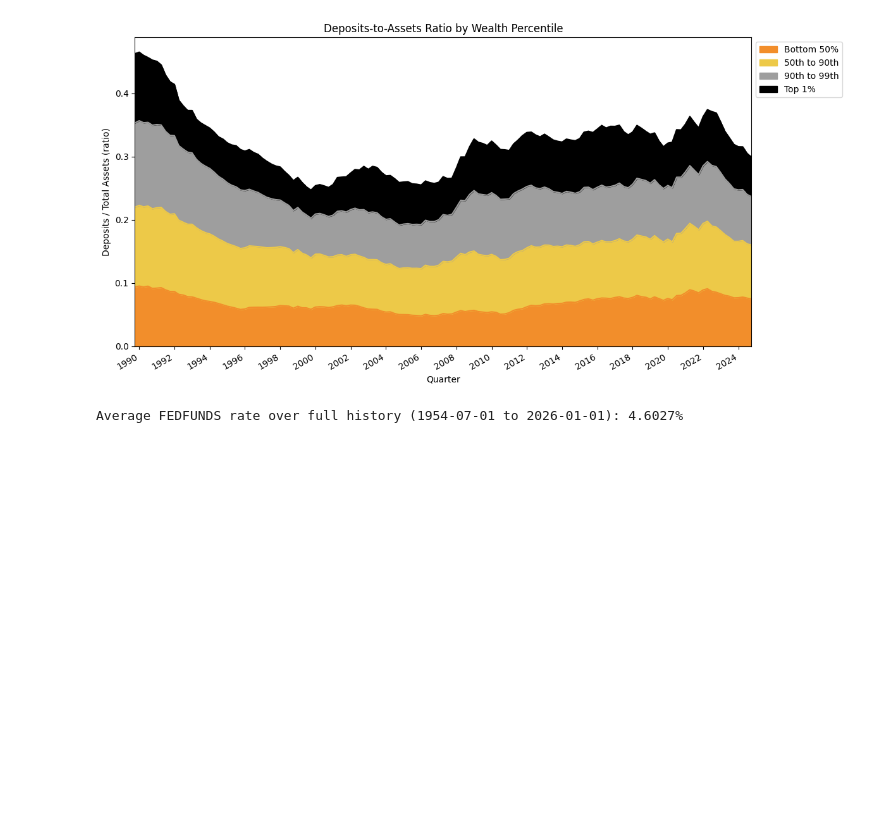
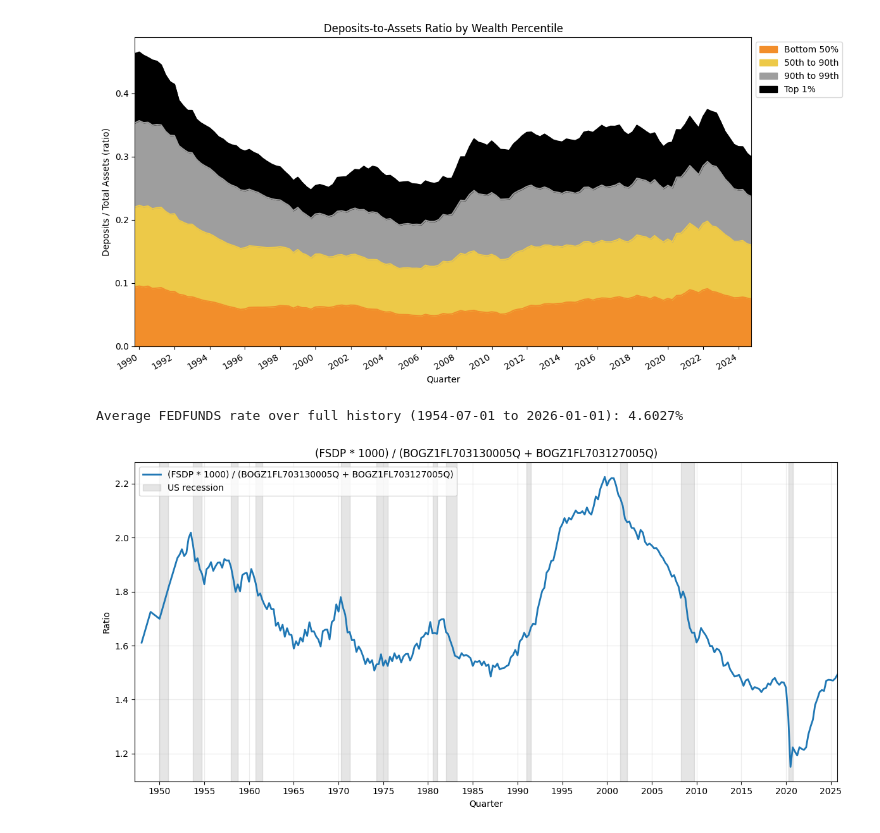
Before and after one commit to dkofma60/Personal-Macro-Research, a Jupyter notebook: Essay_1.ipynb, the cells around one changed output. Cells and saved outputs as stored; diff of their text form; code cells hidden in the pictures; blank space fills up the shorter version.

Commit message:
Add Fed funds and CRE plots

```diff
--- a/Essay_1.ipynb
+++ b/Essay_1.ipynb
@@ -221,3 +221,97 @@ print(
 )
 # %% [output]
 Average FEDFUNDS rate over full history (1954-07-01 to 2026-01-01): 4.6027%
+# %%
+import pandas as pd
+import matplotlib.pyplot as plt
+import matplotlib.dates as mdates
+
+if "fred_series" not in globals():
+    def fred_series(series_id: str) -> pd.DataFrame:
+        url = f"https://fred.stlouisfed.org/graph/fredgraph.csv?id={series_id}"
+        df = pd.read_csv(url)
+        df.columns = [str(c).strip().lstrip("\ufeff") for c in df.columns]
+        date_col = "DATE" if "DATE" in df.columns else df.columns[0]
+        df[date_col] = pd.to_datetime(df[date_col], errors="coerce")
+        df = df.set_index(date_col)
+        data_col = series_id if series_id in df.columns else df.columns[0]
+        df = df.rename(columns={data_col: series_id})
+        df[series_id] = pd.to_numeric(df[series_id], errors="coerce")
+        return df
+
+
+def to_quarterly(df: pd.DataFrame) -> pd.DataFrame:
+    out = df.copy()
+    out.index = out.index.to_period("Q")
+    # Handle any higher-frequency data by averaging within quarter.
+    return out.groupby(level=0).mean()
+
+
+FSDP = to_quarterly(fred_series("FSDP"))
+BOGZ1FL703130005Q = to_quarterly(fred_series("BOGZ1FL703130005Q"))
+BOGZ1FL703127005Q = to_quarterly(fred_series("BOGZ1FL703127005Q"))
+USRECQ = to_quarterly(fred_series("USRECQ"))
+
+ratio_df = pd.concat(
+    [FSDP, BOGZ1FL703130005Q, BOGZ1FL703127005Q, USRECQ], axis=1
+).dropna(subset=["FSDP", "BOGZ1FL703130005Q", "BOGZ1FL703127005Q"])
+ratio_df["ratio"] = (ratio_df["FSDP"] * 1000) / (
+    ratio_df["BOGZ1FL703130005Q"] + ratio_df["BOGZ1FL703127005Q"]
+)
+
+start_q = pd.Period("1947Q1", freq="Q")
+end_q = pd.Period("2025Q3", freq="Q")
+ratio_window = ratio_df.loc[start_q:end_q, ["ratio", "USRECQ"]].dropna(subset=["ratio"])
+
+ratio_plot = ratio_window.copy()
+ratio_plot.index = ratio_plot.index.to_timestamp(how="end")
+
+fig, ax = plt.subplots(figsize=(12, 6))
+ax.plot(
+    ratio_plot.index,
+    ratio_plot["ratio"],
+    color="#1f77b4",
+    linewidth=2,
+    label="(FSDP * 1000) / (BOGZ1FL703130005Q + BOGZ1FL703127005Q)",
+)
+ax.set_title("(FSDP * 1000) / (BOGZ1FL703130005Q + BOGZ1FL703127005Q)")
+ax.set_xlabel("Quarter")
+ax.set_ylabel("Ratio")
+ax.grid(alpha=0.25)
+
+# Shade recession periods where USRECQ == 1.
+recession = ratio_plot["USRECQ"].fillna(0)
+in_recession = False
+recession_start = None
+labeled = False
+for dt, val in recession.items():
+    if val >= 0.5 and not in_recession:
+        in_recession = True
+        recession_start = dt
+    elif val < 0.5 and in_recession:
+        ax.axvspan(
+            recession_start,
+            dt,
+            color="gray",
+            alpha=0.2,
+            label="US recession" if not labeled else None,
+        )
+        labeled = True
+        in_recession = False
+
+if in_recession and recession_start is not None:
+    ax.axvspan(
+        recession_start,
+        ratio_plot.index.max(),
+        color="gray",
+        alpha=0.2,
+        label="US recession" if not labeled else None,
+    )
+
+ax.set_xlim(start_q.to_timestamp(how="end"), end_q.to_timestamp(how="end"))
+ax.xaxis.set_major_locator(mdates.YearLocator(5))
+ax.xaxis.set_major_formatter(mdates.DateFormatter("%Y"))
+ax.legend(loc="upper left")
+plt.tight_layout()
+# %% [output]
+[figure, added]
```
Also changed, not shown: parts of 1 cell of this notebook.
